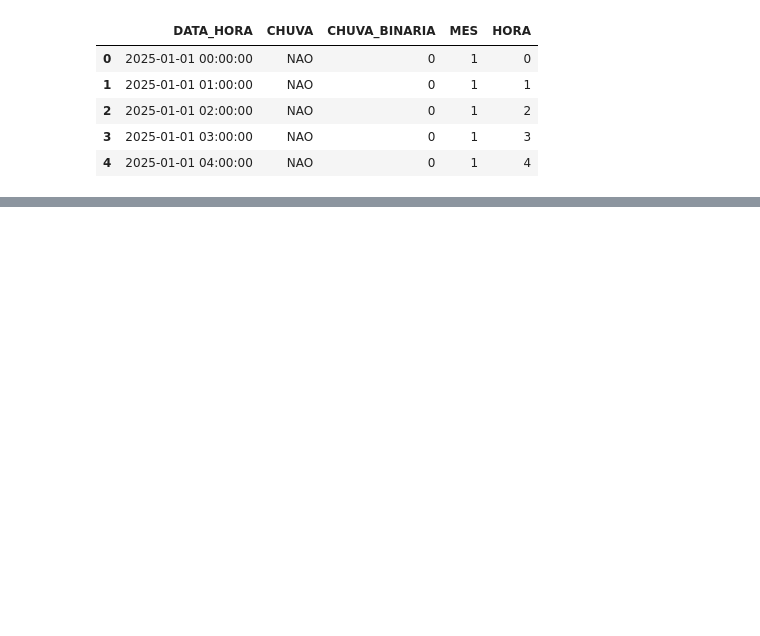
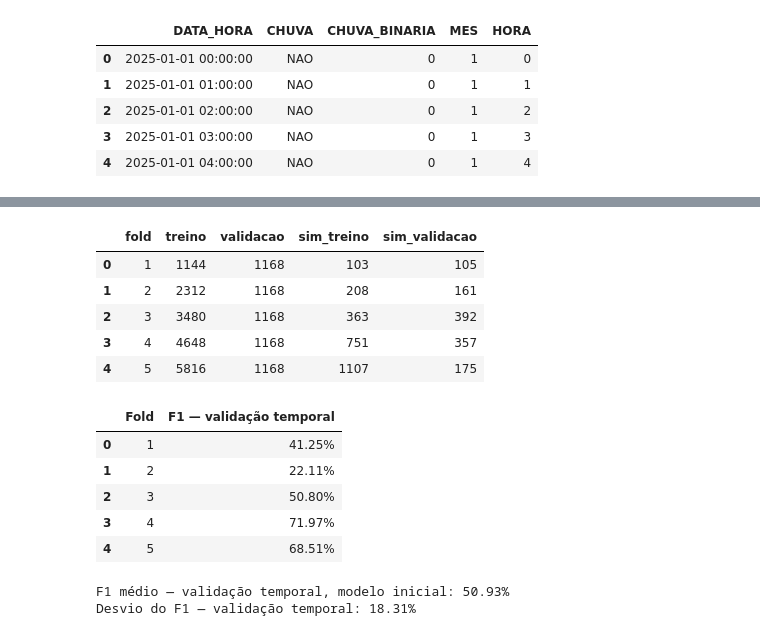
Before and after one commit to Douglas-Brasil/analise-precipitacao-caruaru, a Jupyter notebook: notebooks/10_random_forest.ipynb, the cells around one changed output, grey strips where cells are left out. Drawn from its saved outputs; the diff is of its cells as text; code cells hidden in the pictures; blank space fills up the shorter version.

```diff
--- a/notebooks/10_random_forest.ipynb
+++ b/notebooks/10_random_forest.ipynb
@@ -192,0 +125,40 @@ Use esta estrutura na apresentação: *“Treinamos 300 árvores de decisão. Ca
+# %%
+cv_temporal = TimeSeriesSplit( # prepara as divisões em ordem de tempo
+    n_splits=5, # faz cinco avaliações temporais
+    gap=24, # separa treino e validação por vinte e quatro horas
+)
+resumo_folds = [] # guarda o tamanho e as classes de cada divisão
+for numero, (treino, validacao) in enumerate(cv_temporal.split(X_train), start=1): # percorre os cinco períodos
+    resumo_folds.append({ # registra as informações de cada fold
+        'fold': numero, # identifica a divisão
+        'treino': len(treino), # conta os registros usados para aprender
+        'validacao': len(validacao), # conta os registros usados para validar
+        'sim_treino': int(y_train.iloc[treino].sum()), # conta as chuvas no treino do fold
+        'sim_validacao': int(y_train.iloc[validacao].sum()), # conta as chuvas na validação
+    })
+display(pd.DataFrame(resumo_folds)) # mostra as divisões sem consultar o teste
+scores_inicial = cross_val_score( # avalia cópias do modelo inicial em cada fold
+    pipeline_rf, X_train, y_train, # usa somente os dados de treino
+    cv=cv_temporal, # respeita as cinco divisões temporais
+    scoring='f1', # mede o f1 da classe sim
+    n_jobs=1, # deixa o paralelismo para as árvores da floresta
+    error_score='raise', # mostra um erro em vez de esconder uma falha de ajuste
+)
+display(pd.DataFrame({'Fold': range(1, 6), 'F1 — validação temporal': [f'{valor:.2%}' for valor in scores_inicial]})) # mostra as cinco avaliações
+print(f'F1 médio — validação temporal, modelo inicial: {scores_inicial.mean():.2%}') # mostra o desempenho médio de validação
+print(f'Desvio do F1 — validação temporal: {scores_inicial.std():.2%}') # mostra a variação entre períodos
+# %% [output]
+|  | fold | treino | validacao | sim_treino | sim_validacao |
+| 0 | 1 | 1144 | 1168 | 103 | 105 |
+| 1 | 2 | 2312 | 1168 | 208 | 161 |
+| 2 | 3 | 3480 | 1168 | 363 | 392 |
+| 3 | 4 | 4648 | 1168 | 751 | 357 |
+| 4 | 5 | 5816 | 1168 | 1107 | 175 |
+|  | Fold | F1 — validação temporal |
+| 0 | 1 | 41.25% |
+| 1 | 2 | 22.11% |
+| 2 | 3 | 50.80% |
+| 3 | 4 | 71.97% |
+| 4 | 5 | 68.51% |
+F1 médio — validação temporal, modelo inicial: 50.93%
+Desvio do F1 — validação temporal: 18.31%
```
Also changed, not shown: parts of 31 cells of this notebook, 3 other files.
